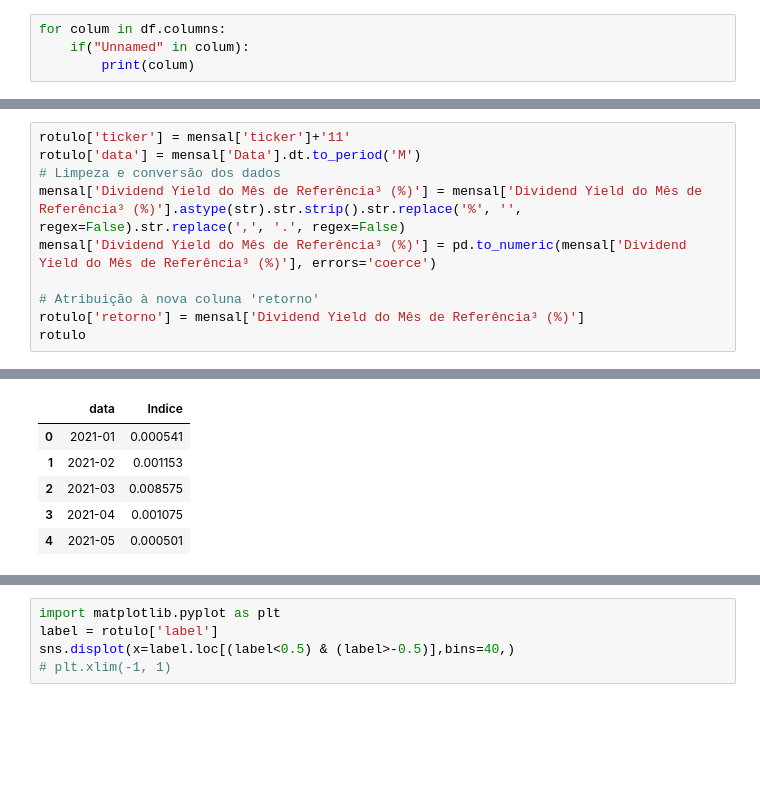
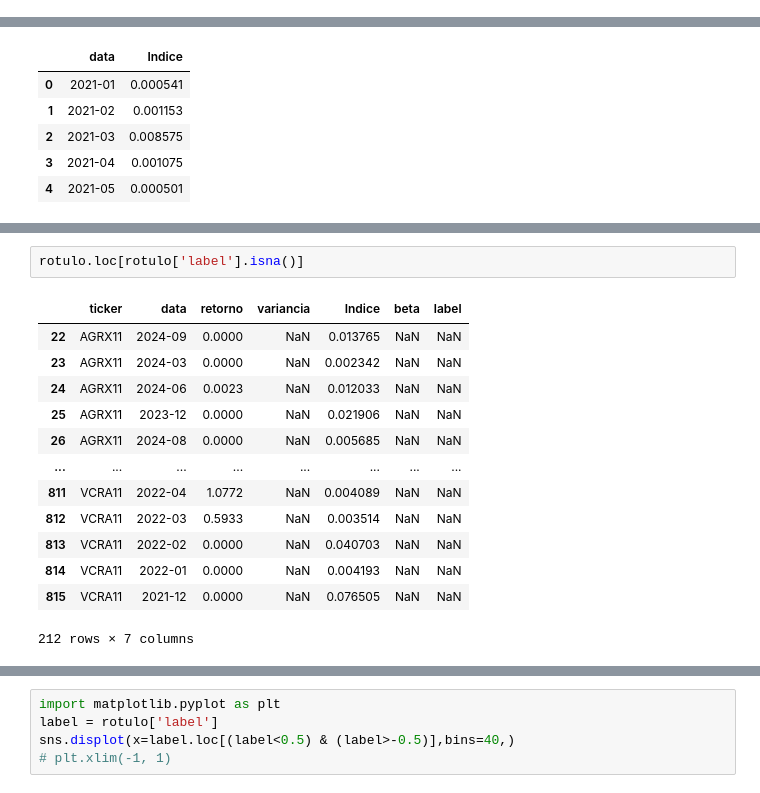
Before and after one commit to ErikMaia/tcc, a Jupyter notebook: src/analisys.ipynb, the cells around one changed output, grey strips where cells are left out. Cells and saved outputs as stored; diff of their text form; blank space fills up the shorter version.

```diff
--- a/src/analisys.ipynb
+++ b/src/analisys.ipynb
@@ -30,4 +35,0 @@ df
-# %%
-for colum in df.columns:
-    if("Unnamed" in colum):
-        print(colum)
@@ -225,10 +219,0 @@ mensal = mensal.drop(columns=drop_column)
-# %%
-rotulo['ticker'] = mensal['ticker']+'11'
-rotulo['data'] = mensal['Data'].dt.to_period('M')
-# Limpeza e conversão dos dados
-mensal['Dividend Yield do Mês de Referência³ (%)'] = mensal['Dividend Yield do Mês de Referência³ (%)'].astype(str).str.strip().str.replace('%', '', regex=False).str.replace(',', '.', regex=False)
-mensal['Dividend Yield do Mês de Referência³ (%)'] = pd.to_numeric(mensal['Dividend Yield do Mês de Referência³ (%)'], errors='coerce')
-
-# Atribuição à nova coluna 'retorno'
-rotulo['retorno'] = mensal['Dividend Yield do Mês de Referência³ (%)']
-rotulo
@@ -350,0 +341,16 @@ indice.head()
+# %%
+rotulo.loc[rotulo['label'].isna()]
+# %% [output]
+|  | ticker | data | retorno | variancia | Indice | beta | label |
+| 22 | AGRX11 | 2024-09 | 0.0000 | NaN | 0.013765 | NaN | NaN |
+| 23 | AGRX11 | 2024-03 | 0.0000 | NaN | 0.002342 | NaN | NaN |
+| 24 | AGRX11 | 2024-06 | 0.0023 | NaN | 0.012033 | NaN | NaN |
+| 25 | AGRX11 | 2023-12 | 0.0000 | NaN | 0.021906 | NaN | NaN |
+| 26 | AGRX11 | 2024-08 | 0.0000 | NaN | 0.005685 | NaN | NaN |
+| ... | ... | ... | ... | ... | ... | ... | ... |
+| 811 | VCRA11 | 2022-04 | 1.0772 | NaN | 0.004089 | NaN | NaN |
+| 812 | VCRA11 | 2022-03 | 0.5933 | NaN | 0.003514 | NaN | NaN |
+| 813 | VCRA11 | 2022-02 | 0.0000 | NaN | 0.040703 | NaN | NaN |
+| 814 | VCRA11 | 2022-01 | 0.0000 | NaN | 0.004193 | NaN | NaN |
+| 815 | VCRA11 | 2021-12 | 0.0000 | NaN | 0.076505 | NaN | NaN |
+212 rows × 7 columns
```
Also changed, not shown: parts of 35 cells of this notebook, 2 other files.
